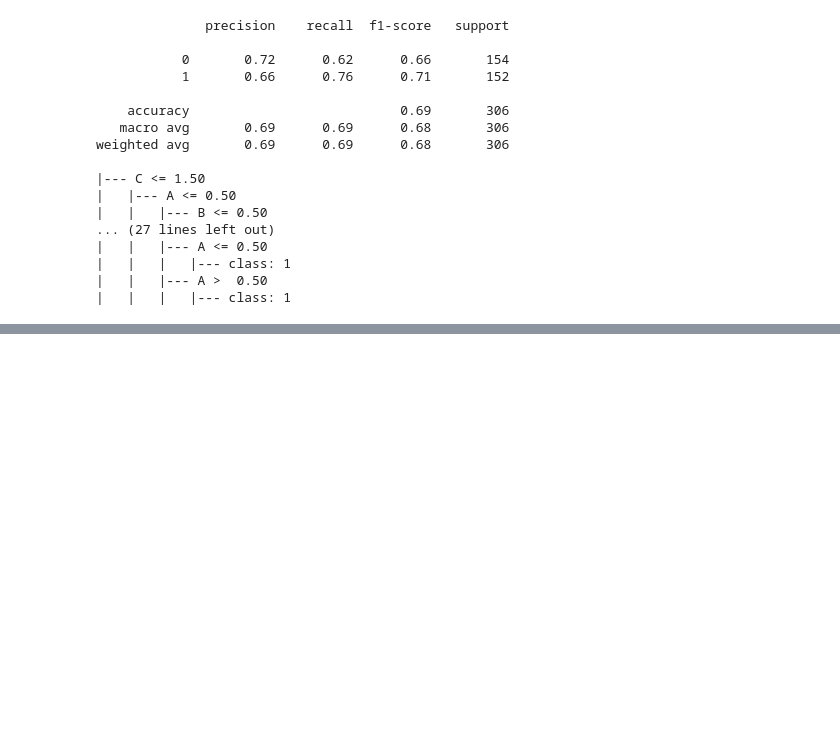
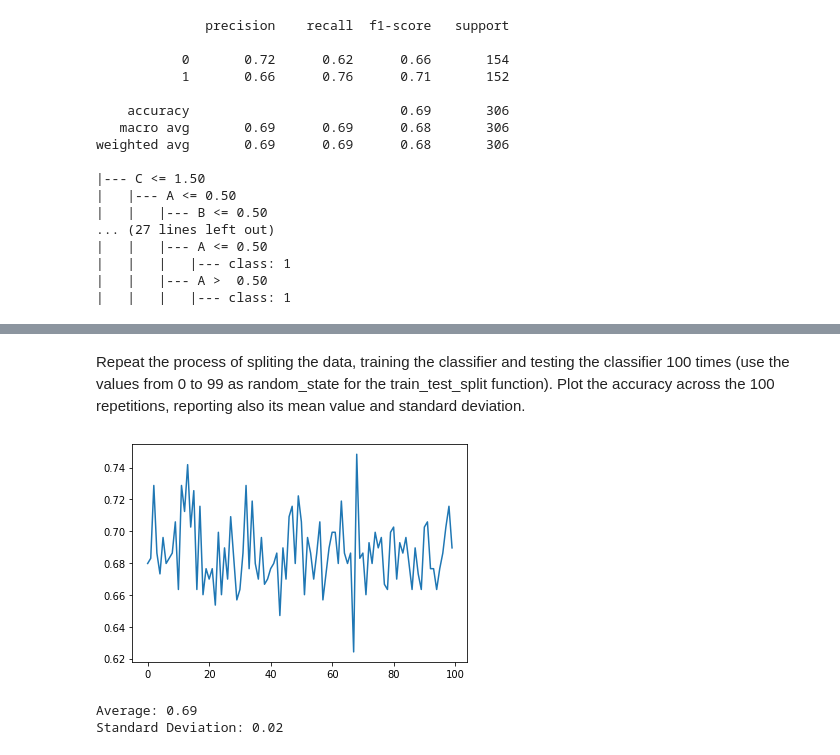
Before and after one commit to DrSh1ny/AC, a Jupyter notebook: PL2/main.ipynb, the cells around one changed output, grey strips where cells are left out. Cells and saved outputs as stored; diff of their text form; code cells hidden in the pictures; blank space fills up the shorter version.

Commit message:
Exercicio 7 e 8

```diff
--- a/PL2/main.ipynb
+++ b/PL2/main.ipynb
@@ -91,0 +113,18 @@ weighted avg       0.69      0.69      0.68       306
+# %%
+#Exercicio 7
+true_negative, false_positive, false_negative, true_positive = confusion_matrix(y_test, y_pred).ravel()
+
+values = [true_negative, false_positive, false_negative, true_positive]
+labels = ['true_negative', 'false_positive', 'false_negative', 'true_positive']
+for i, value in enumerate(values):
+    print('{attr}: {value}'.format(attr=labels[i], value= value))
+
+print()
+
+#accuracy, precision, recall and f1-score .
+
+values = [accuracy_score(y_test, y_pred), precision_score(y_test, y_pred), recall_score(y_test, y_pred), f1_score(y_test, y_pred)]
+labels = ['accuracy_score', 'precision_score', 'recall_score', 'f1_score']
+
+for i, value in enumerate(values):
+    print('{attr}: {value:.2f}'.format(attr=labels[i], value= value))
@@ -91,0 +141,28 @@ weighted avg       0.69      0.69      0.68       306
+# %% [markdown]
+Repeat the process of spliting the data, training the classifier and testing the classifier 100 times (use the values from 0 to 99 as random_state for the
+train_test_split function). Plot the accuracy across the 100 repetitions, reporting also its mean value and standard deviation.
+# %%
+#Exercicio 8
+def plot_accuracy():
+    accuracy = np.array([])
+
+    for i in range(0,100):
+        labels=data.iloc[:,-1]
+        samples=data.iloc[:,:-1]
+
+        x_train,x_test,y_train,y_test=train_test_split(samples,labels,test_size=0.3)
+        y_pred = tree.predict(x_test)
+
+        accuracy = np.append(accuracy, accuracy_score(y_test, y_pred))
+    return accuracy
+
+accuracy = plot_accuracy()
+plt.plot(np.arange(100), accuracy)
+plt.show()
+
+print("Average: {value:.2f}".format(value= sum(accuracy)/100))
+print("Standard Deviation: {value:.2f}".format(value= stdev(accuracy)))
+# %% [output]
+[figure, added]
+Average: 0.69
+Standard Deviation: 0.02
```
Also changed, not shown: parts of 3 cells of this notebook, 1 other file.
